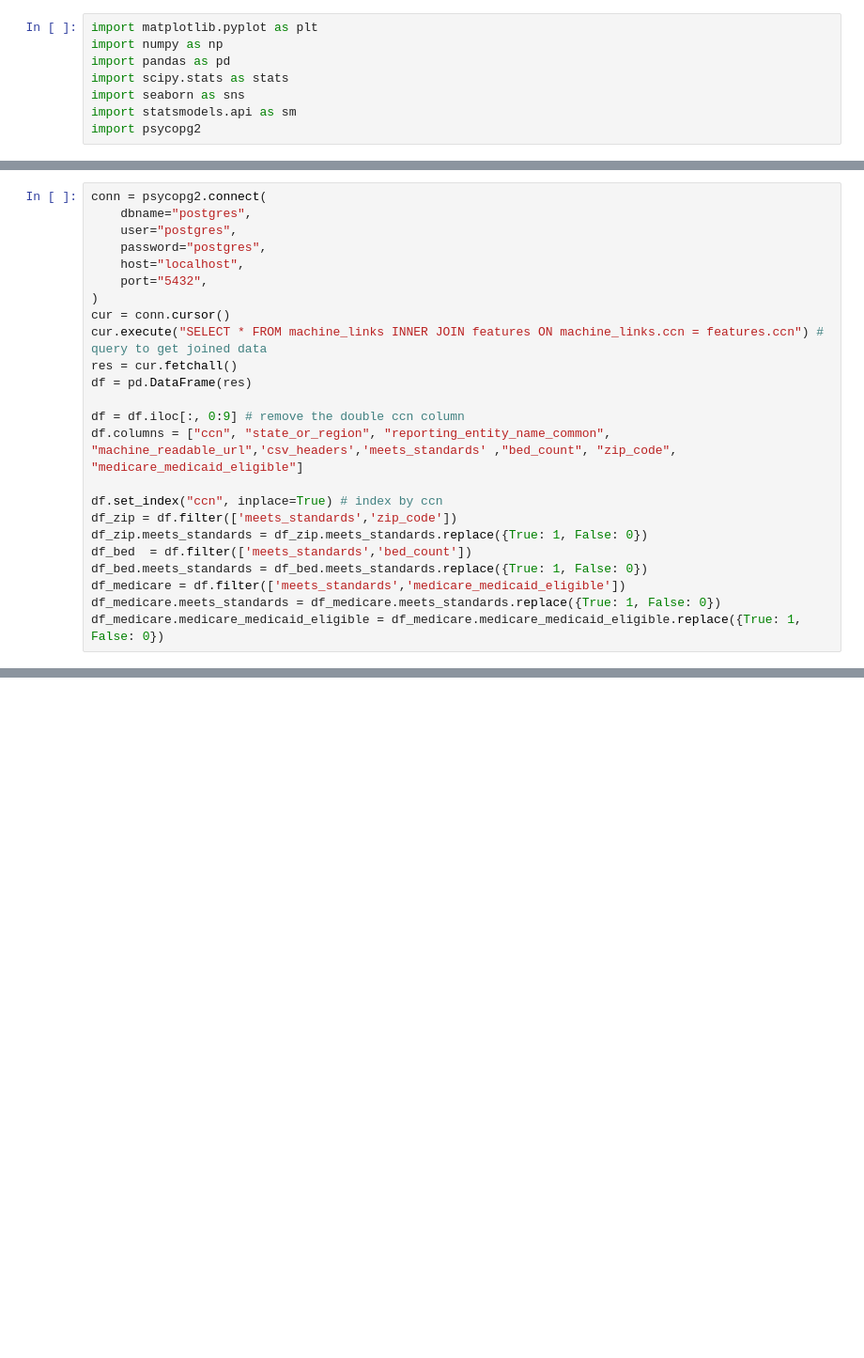
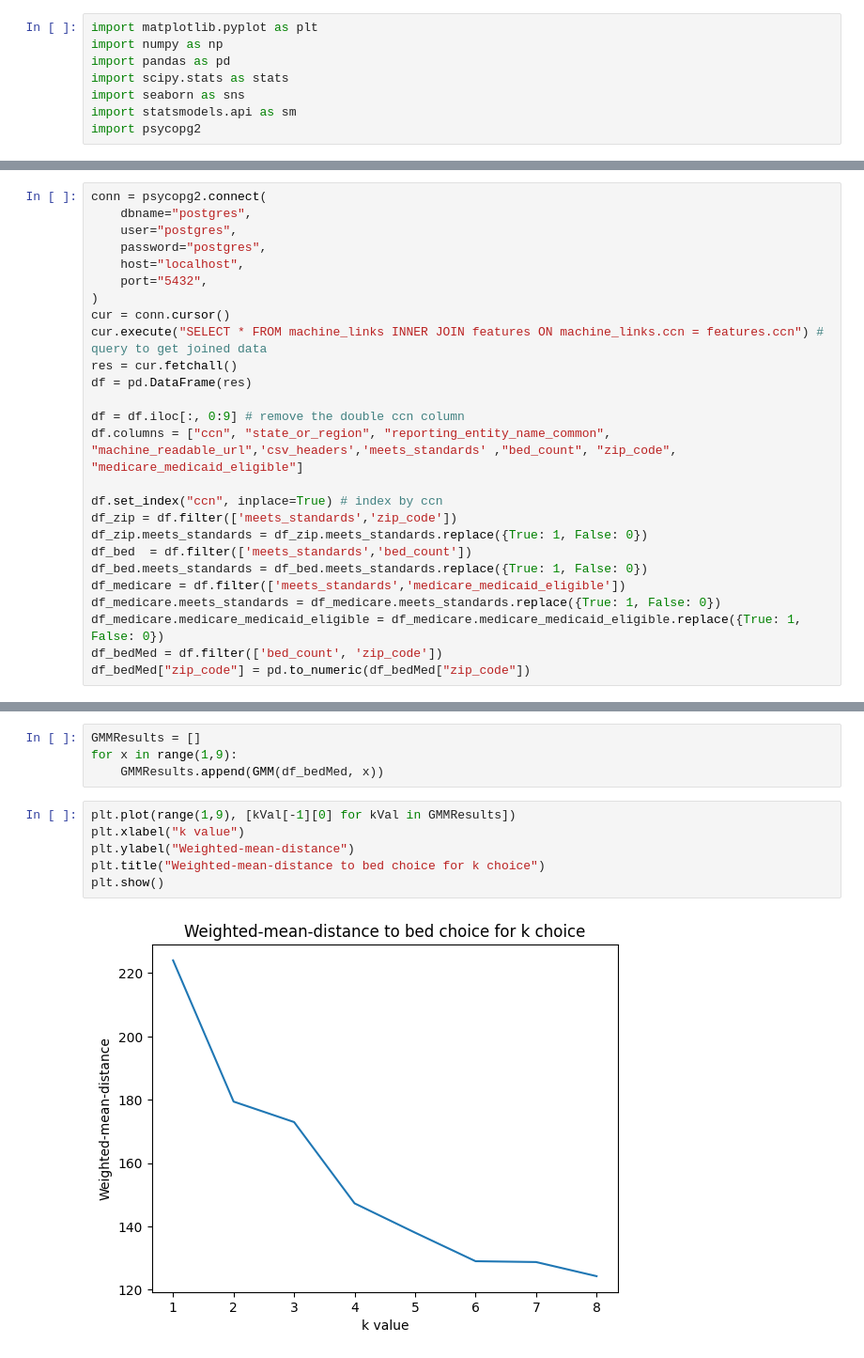
Before and after one commit to filip-r-casey/Hospital-Compliance, a Jupyter notebook: EM.ipynb, the cells around one changed output, grey strips where cells are left out. Shown at 94% size. Saved outputs shown, nothing was run; the diff lists cells and outputs as text; blank space fills up the shorter version.

```diff
--- a/EM.ipynb
+++ b/EM.ipynb
@@ -113,3 +109,5 @@ df_bed.meets_standards = df_bed.meets_standards.replace({True: 1, False: 0})
 df_medicare = df.filter(['meets_standards','medicare_medicaid_eligible'])
 df_medicare.meets_standards = df_medicare.meets_standards.replace({True: 1, False: 0})
 df_medicare.medicare_medicaid_eligible = df_medicare.medicare_medicaid_eligible.replace({True: 1, False: 0})
+df_bedMed = df.filter(['bed_count', 'zip_code'])
+df_bedMed["zip_code"] = pd.to_numeric(df_bedMed["zip_code"])
@@ -143,0 +114,12 @@ GMM(df_bed, 3, "meets_standards", "bed_count")
+# %%
+GMMResults = []
+for x in range(1,9):
+    GMMResults.append(GMM(df_bedMed, x))
+# %%
+plt.plot(range(1,9), [kVal[-1][0] for kVal in GMMResults])
+plt.xlabel("k value")
+plt.ylabel("Weighted-mean-distance")
+plt.title("Weighted-mean-distance to bed choice for k choice")
+plt.show()
+# %% [output]
+[figure, added]
```
Also changed, not shown: parts of 6 cells of this notebook.
